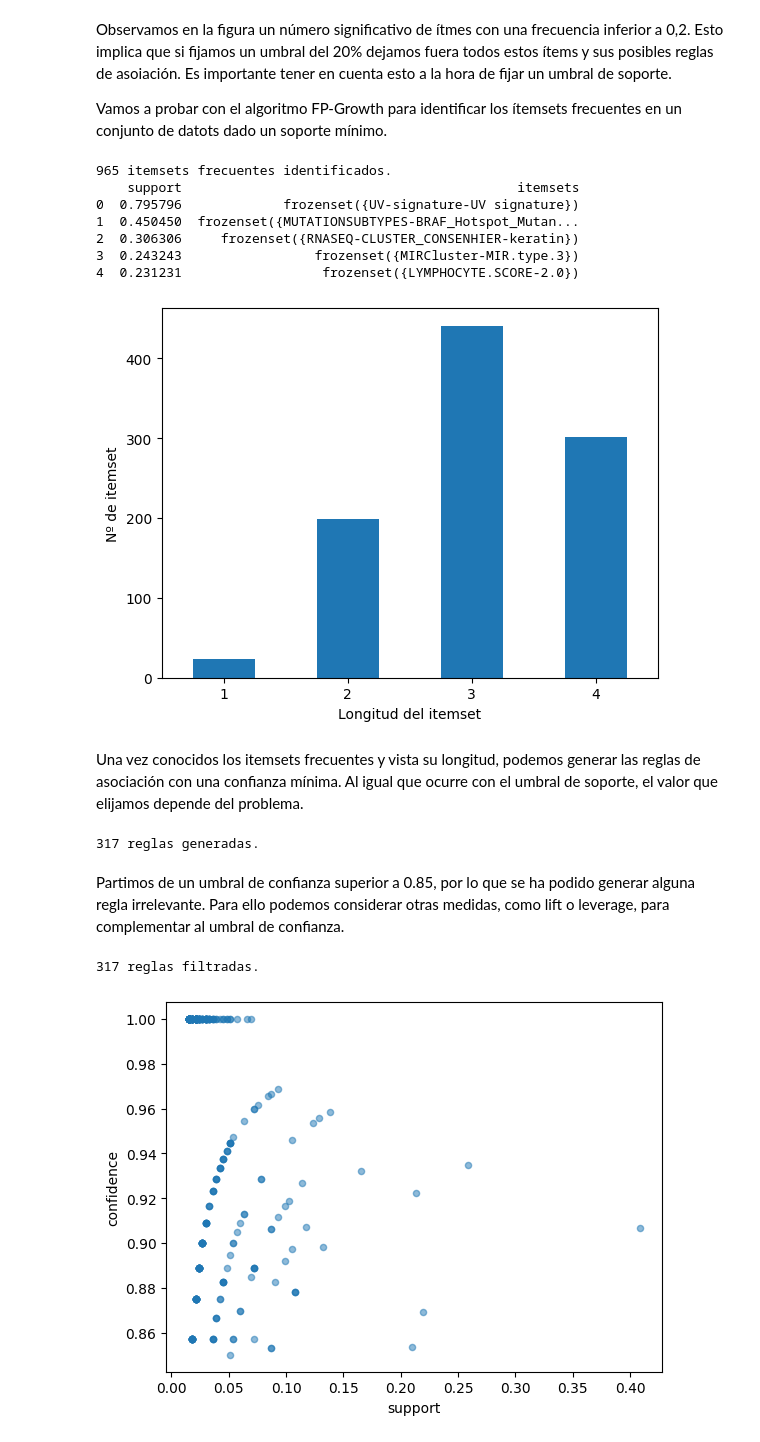
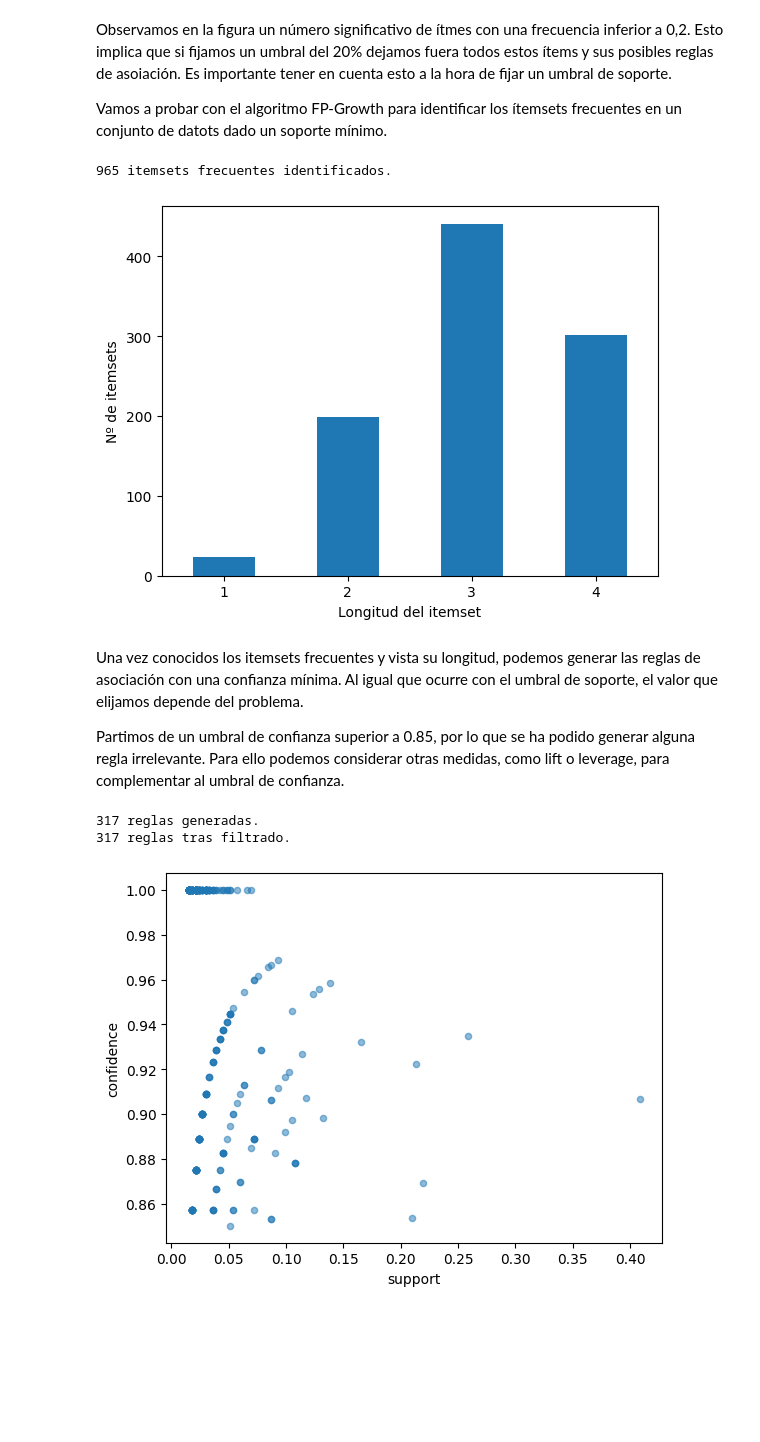
Before and after one commit to EnriGF/Proyecto_ML, a Jupyter notebook: ReglasAsociacion.ipynb, the cells around one changed output. Drawn from its saved outputs; the diff is of its cells as text; code cells hidden in the pictures; blank space fills up the shorter version.

```diff
--- a/ReglasAsociacion.ipynb
+++ b/ReglasAsociacion.ipynb
@@ -83,50 +83,37 @@ Vamos a probar con el algoritmo FP-Growth para identificar los ítemsets frecuen
 # %%
 from mlxtend.frequent_patterns import fpgrowth
 
 itemset_frecuentes = fpgrowth(transacciones.astype('bool'), min_support=0.015,
                               use_colnames=True, max_len=4)
-print('%d itemsets frecuentes identificados.' % (len(itemset_frecuentes)))
+print(f'{len(itemset_frecuentes)} itemsets frecuentes identificados.')
 
-#Mostramos las 5 primeras filas
-print(itemset_frecuentes.head())
+#Comprobar la distribución de longitudes
+longitud_itemsets = itemset_frecuentes['itemsets'].apply(len).value_counts().sort_index()
+fig, ax = plt.subplots()
+longitud_itemsets.plot(kind='bar', ax=ax, rot=0)
+ax.set_xlabel("Longitud del itemset")
+ax.set_ylabel("Nº de itemsets")
+plt.show()
 # %% [output]
 965 itemsets frecuentes identificados.
-    support                                           itemsets
-0  0.795796             frozenset({UV-signature-UV signature})
-1  0.450450  frozenset({MUTATIONSUBTYPES-BRAF_Hotspot_Mutan...
-2  0.306306     frozenset({RNASEQ-CLUSTER_CONSENHIER-keratin})
-3  0.243243                 frozenset({MIRCluster-MIR.type.3})
-4  0.231231                  frozenset({LYMPHOCYTE.SCORE-2.0})
+[figure, added]
-# %%
-#Cada ítemset presenta una longitud diferente, por ello vamos a comprobar la lóngitud de los itemset
-longitud_itemsets = itemset_frecuentes['itemsets'].apply(len).value_counts().sort_index()
-
-#Gráfico de barras para representarlo
-fig = plt.figure()
-ax = fig.add_subplot(111)
-longitud_itemsets.plot(kind='bar', ax=ax, rot=0)
-ax.set_xlabel("Longitud del itemset")
-ax.set_ylabel("Nº de itemset")
-plt.show()
-# %% [output]
-[figure, removed]
 # %% [markdown]
 Una vez conocidos los itemsets frecuentes y vista su longitud, podemos generar las reglas de asociación con una confianza mínima. Al igual que ocurre con el umbral de soporte, el valor que elijamos depende del problema.
+
+Partimos de un umbral de confianza superior a 0.85, por lo que se ha podido generar alguna regla irrelevante. Para ello podemos considerar otras medidas, como lift o leverage, para complementar al umbral de confianza.
 # %%
 from mlxtend.frequent_patterns import association_rules
 
+#Generación y filtrado de reglas
 reglas_asociacion = association_rules(itemset_frecuentes, metric='confidence', min_threshold=0.85)
 print('%d reglas generadas.' % (len(reglas_asociacion)))
+
+reglas_asociacion = reglas_asociacion.loc[(reglas_asociacion['lift']> 1) &
+                                          (reglas_asociacion['leverage'] > 0)].copy()
+print('%d reglas tras filtrado.' % (len(reglas_asociacion)))
 # %% [output]
 317 reglas generadas.
+317 reglas tras filtrado.
-# %% [markdown]
-Partimos de un umbral de confianza superior a 0.85, por lo que se ha podido generar alguna regla irrelevante. Para ello podemos considerar otras medidas, como lift o leverage, para complementar al umbral de confianza.
-# %%
-reglas_asociacion = reglas_asociacion.loc[(reglas_asociacion['lift']> 1) &
-                                          (reglas_asociacion['leverage'] > 0)]
-print('%d reglas filtradas.' % (len(reglas_asociacion)))
-# %% [output]
-317 reglas filtradas.
 # %%
 #Gráfico de dispersión de soporte de las reglas frente a su confianza
 reglas_asociacion.plot.scatter('support', 'confidence', alpha=0.5)
```
Also changed, not shown: parts of 4 cells of this notebook.
